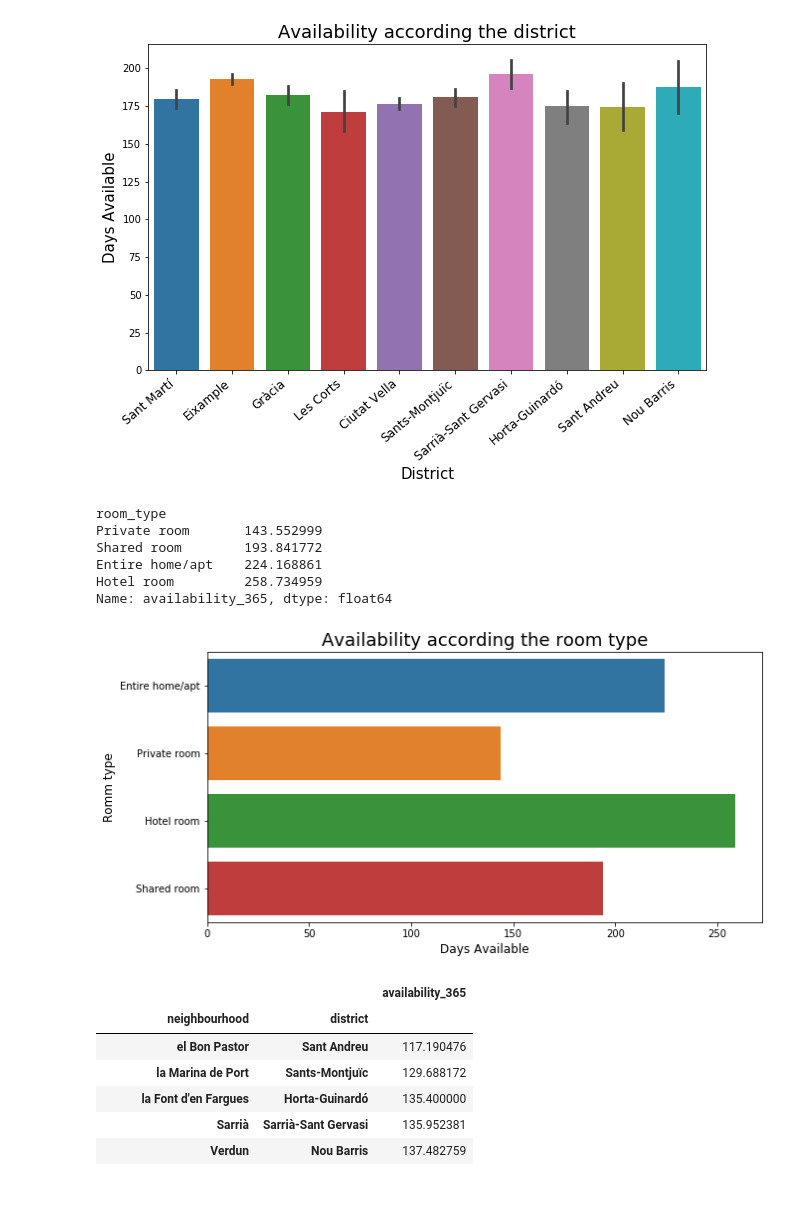
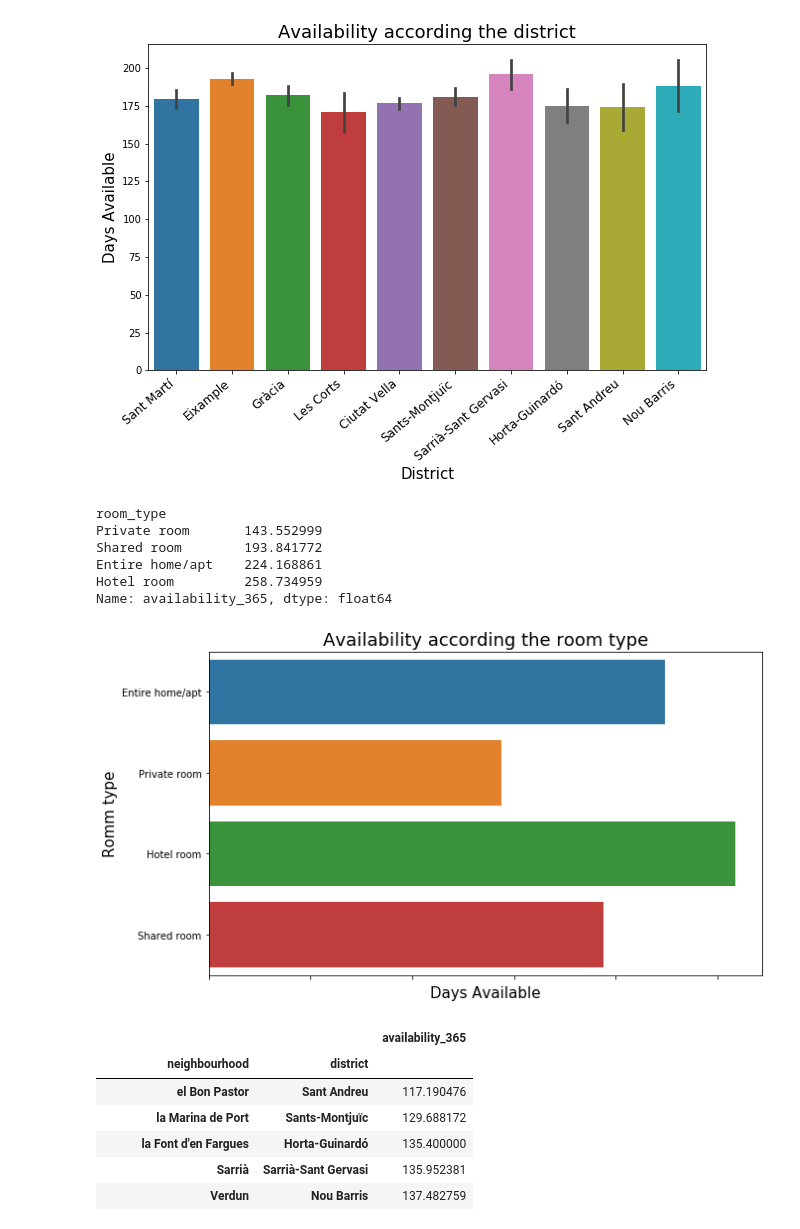
Before and after one commit to TBSantana/Barcelona_AirBnb_Data_Analysis, a Jupyter notebook: AirBnb_Barcelona_2019_Analisys.ipynb, the cells around one changed output. Saved outputs shown, nothing was run; the diff lists cells and outputs as text; code cells hidden in the pictures; blank space fills up the shorter version.

```diff
--- a/AirBnb_Barcelona_2019_Analisys.ipynb
+++ b/AirBnb_Barcelona_2019_Analisys.ipynb
@@ -294,7 +294,7 @@ plt.show()
 [figure]
 # %%
 # Barplot function
-def show_barplot(col_x, col_y, x_label, y_label, tittle_):
+def show_barplot(col_x, col_y, x_label, y_label, tittle_, ci):
     '''
     INPUT
         col_x - x column to barplot
@@ -302,6 +302,7 @@ def show_barplot(col_x, col_y, x_label, y_label, tittle_):
         x_label - x label barplot text
         y_label - y label barplot text
         tittle_ - barplot tittle
+        ci - Size of confidence intervals to draw around estimated values
 
     OUTPUT
         Displays a barplot of pretty things related to the col_x and col_y.
@@ -310,7 +311,7 @@ def show_barplot(col_x, col_y, x_label, y_label, tittle_):
     #Standard sizes
     plt.figure(figsize = (10, 6))
     #Draw plot
-    ax = sns.barplot(col_x, col_y)
+    ax = sns.barplot(col_x, col_y, ci=ci)
     #Set the axes
     ax.set_xlabel(x_label, weight='normal', size=15)
     ax.set_ylabel(y_label, weight='normal', size=15)
@@ -436,26 +427,18 @@ show_barplot(df.district, df.availability_365, 'District', 'Days Available', 'Av
 # %%
 #Relation beetwen minimum_nights stand and type room
 df_price_room_type = df.groupby(['room_type']).mean()['availability_365'].sort_values()
 print(df_price_room_type)
 
 #Show availability in days according room type
-plt.figure(figsize = (10, 5))
-ax = sns.barplot(df.availability_365, df.room_type, ci = None)
-
-#set the axes
-ax.set_xlabel('Days Available', weight='normal', size=12)
-ax.set_ylabel('Romm type', weight='normal', size=12)
-plt.title('Availability according the room type', fontsize=18)
-
-plt.show()
+show_barplot(df.availability_365, df.room_type, 'Days Available', 'Romm type', 'Availability according the room type', None)
 # %% [output]
 room_type
 Private room       143.552999
 Shared room        193.841772
 Entire home/apt    224.168861
 Hotel room         258.734959
 Name: availability_365, dtype: float64
-[figure, old version]
+[figure, new version]
 # %%
 #Lowest median availability per year in days according the neigbourhood and district
 pd.DataFrame(df.groupby(['neighbourhood','district']).mean()['availability_365'].sort_values()).head(15)
```
Also changed, not shown: parts of 7 cells of this notebook, 1 other file.
